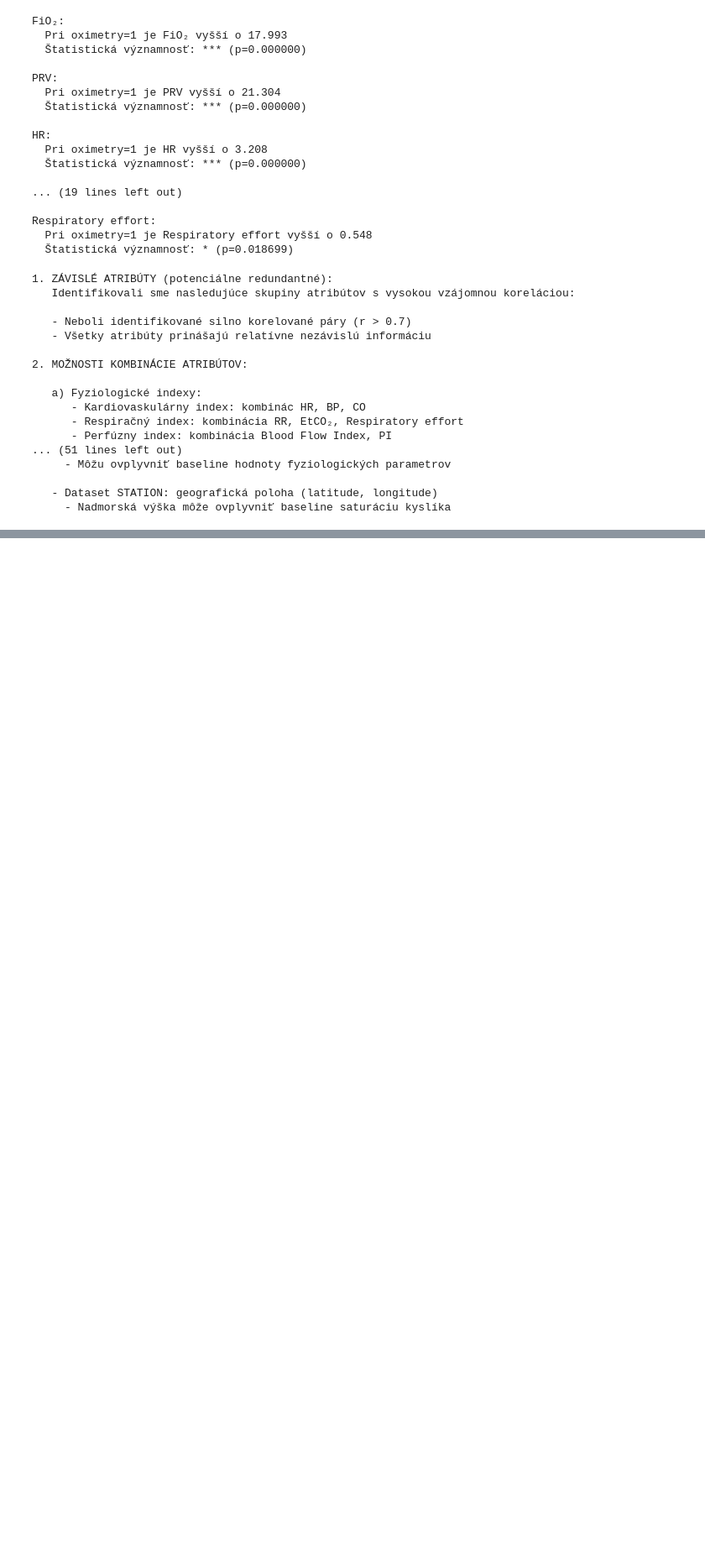
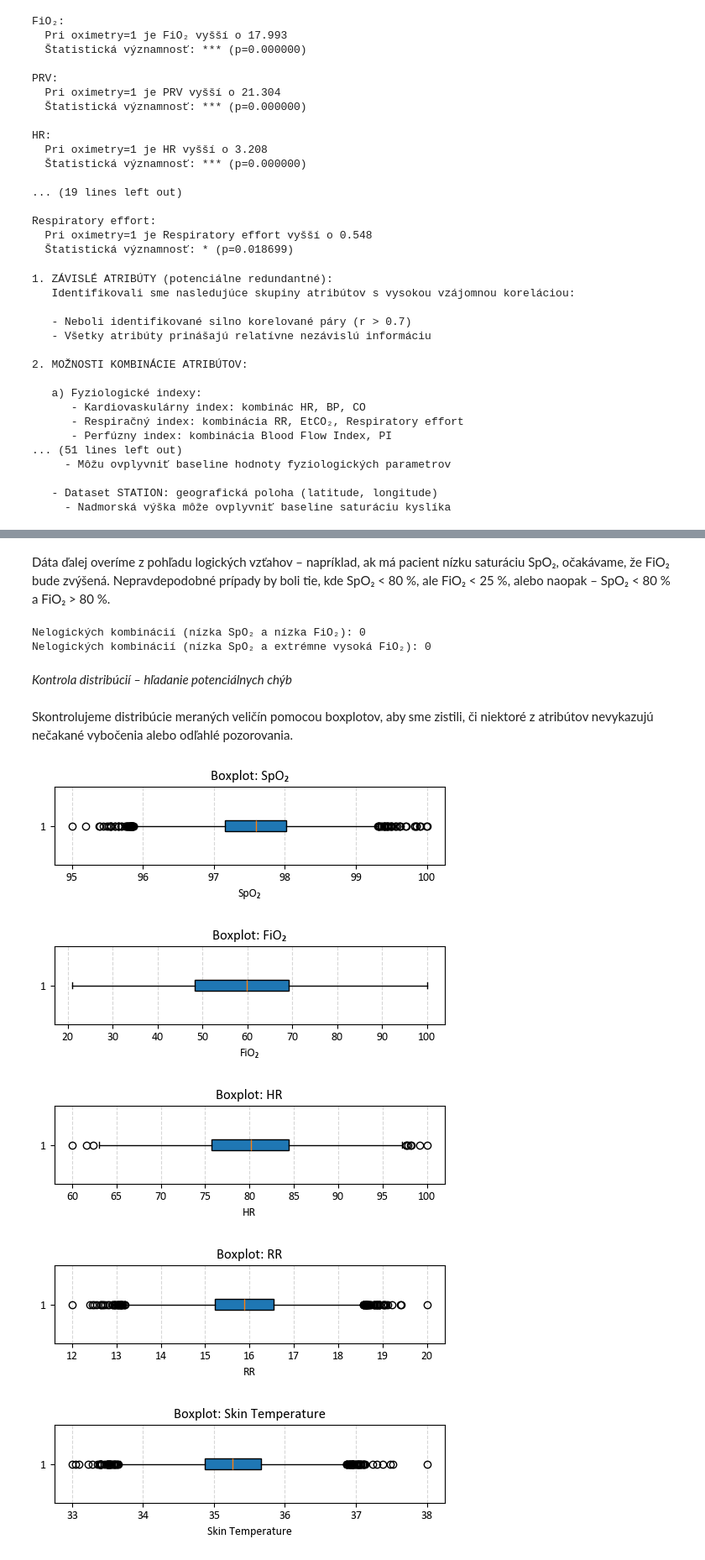
Before and after one commit to MarekPenzes/IAU_Projekt, a Jupyter notebook: IAU_phase1_penzes_petrik.ipynb, the cells around one changed output, grey strips where cells are left out. Shown at 84% size. Drawn from its saved outputs; the diff is of its cells as text; code cells hidden in the pictures; blank space fills up the shorter version.

```diff
--- a/IAU_phase1_penzes_petrik.ipynb
+++ b/IAU_phase1_penzes_petrik.ipynb
@@ -1399,0 +1432,3 @@ print("""
+# %%
+df_patient = df_patient.drop_duplicates()
+df_station = df_station.drop_duplicates()
@@ -1399,0 +1441,5 @@ print("""
+# %%
+for col in ['birthdate', 'registration']:
+    df_patient[col] = pd.to_datetime(df_patient[col], errors='coerce')
+
+df_patient[['birthdate', 'registration']].info()
@@ -1399,0 +1539,15 @@ print("""
+# %%
+limits = {
+    'SpO₂': (70, 100),
+    'FiO₂': (21, 100),
+    'HR': (30, 220),
+    'RR': (4, 60),
+    'Skin Temperature': (25, 45)
+}
+
+invalid_counts = {}
+for col, (low, high) in limits.items():
+    if col in df_observation.columns:
+        invalid_counts[col] = ((df_observation[col] < low) | (df_observation[col] > high)).sum()
+
+pd.DataFrame.from_dict(invalid_counts, orient='index', columns=['Počet hodnôt mimo rozsah'])
@@ -1399,0 +1566,35 @@ print("""
+# %% [markdown]
+Dáta ďalej overíme z pohľadu logických vzťahov – napríklad,
+ak má pacient nízku saturáciu SpO₂, očakávame, že FiO₂ bude zvýšená.
+Nepravdepodobné prípady by boli tie, kde SpO₂ < 80 %, ale FiO₂ < 25 %,
+alebo naopak – SpO₂ < 80 % a FiO₂ > 80 %.
+# %%
+mask_low_o2 = (df_observation['SpO₂'] < 80) & (df_observation['FiO₂'] < 25)
+mask_high_o2 = (df_observation['SpO₂'] < 80) & (df_observation['FiO₂'] > 80)
+print("Nelogických kombinácií (nízka SpO₂ a nízka FiO₂):", mask_low_o2.sum())
+print("Nelogických kombinácií (nízka SpO₂ a extrémne vysoká FiO₂):", mask_high_o2.sum())
+# %% [output]
+Nelogických kombinácií (nízka SpO₂ a nízka FiO₂): 0
+Nelogických kombinácií (nízka SpO₂ a extrémne vysoká FiO₂): 0
+# %% [markdown]
+*Kontrola distribúcií – hľadanie potenciálnych chýb*
+# %% [markdown]
+Skontrolujeme distribúcie meraných veličín pomocou boxplotov,
+aby sme zistili, či niektoré z atribútov nevykazujú nečakané vybočenia alebo odľahlé pozorovania.
+# %%
+num_cols = ['SpO₂', 'FiO₂', 'HR', 'RR', 'Skin Temperature']
+
+for col in num_cols:
+    if col in df_observation.columns:
+        plt.figure(figsize=(6, 1.2))
+        plt.boxplot(df_observation[col].dropna(), vert=False, patch_artist=True)
+        plt.title(f'Boxplot: {col}')
+        plt.xlabel(col)
+        plt.grid(axis='x', linestyle='--', alpha=0.5)
+        plt.show()
+# %% [output]
+[figure, added]
+[figure, added]
+[figure, added]
+[figure, added]
+[figure, added]
```
Also changed, not shown: parts of 56 cells of this notebook.
